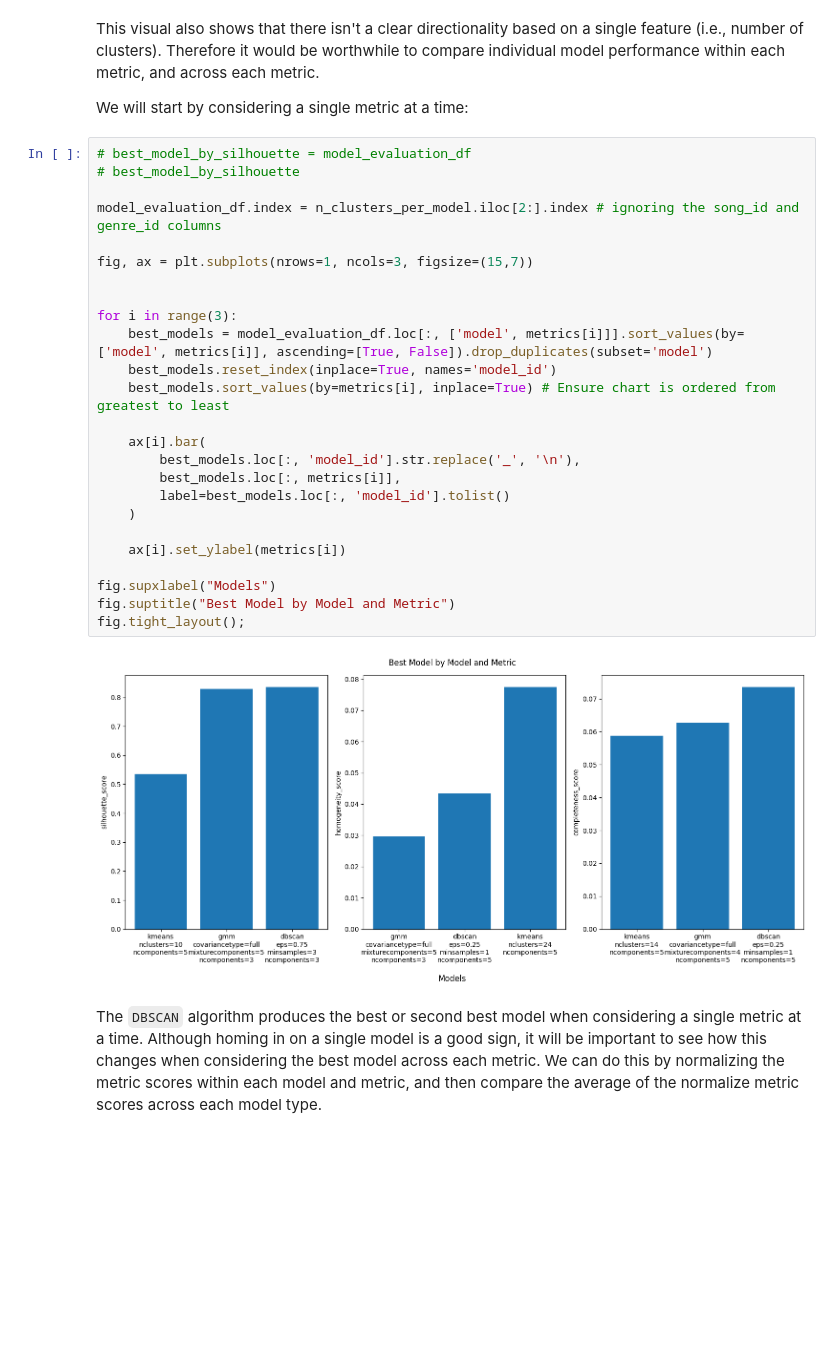
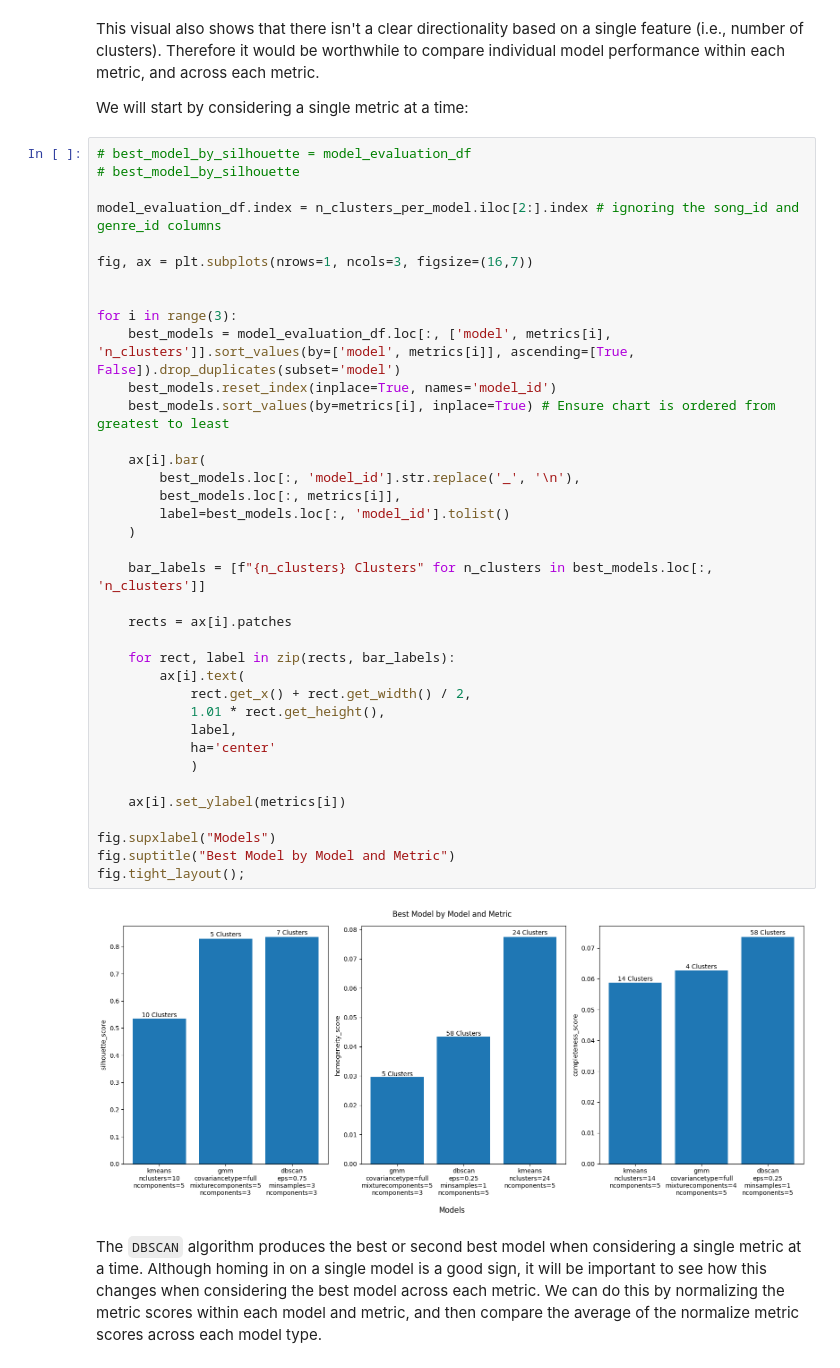
Before and after one commit to MattGroho/tab-hero, a Jupyter notebook: notebooks/unsupervised_pipeline_investigation.ipynb, the cells around one changed output. Saved outputs shown, nothing was run; the diff lists cells and outputs as text; blank space fills up the shorter version.

```diff
--- a/notebooks/unsupervised_pipeline_investigation.ipynb
+++ b/notebooks/unsupervised_pipeline_investigation.ipynb
@@ -1433,30 +1434,42 @@ We will start by considering a single metric at a time:
 # %%
 # best_model_by_silhouette = model_evaluation_df
 # best_model_by_silhouette
 
 model_evaluation_df.index = n_clusters_per_model.iloc[2:].index # ignoring the song_id and genre_id columns
 
-fig, ax = plt.subplots(nrows=1, ncols=3, figsize=(15,7))
+fig, ax = plt.subplots(nrows=1, ncols=3, figsize=(16,7))
 
 
 for i in range(3):
-    best_models = model_evaluation_df.loc[:, ['model', metrics[i]]].sort_values(by=['model', metrics[i]], ascending=[True, False]).drop_duplicates(subset='model')
+    best_models = model_evaluation_df.loc[:, ['model', metrics[i], 'n_clusters']].sort_values(by=['model', metrics[i]], ascending=[True, False]).drop_duplicates(subset='model')
     best_models.reset_index(inplace=True, names='model_id')
     best_models.sort_values(by=metrics[i], inplace=True) # Ensure chart is ordered from greatest to least
 
     ax[i].bar(
         best_models.loc[:, 'model_id'].str.replace('_', '\n'),
         best_models.loc[:, metrics[i]],
         label=best_models.loc[:, 'model_id'].tolist()
     )
 
+    bar_labels = [f"{n_clusters} Clusters" for n_clusters in best_models.loc[:, 'n_clusters']]
+
+    rects = ax[i].patches
+
+    for rect, label in zip(rects, bar_labels):
+        ax[i].text(
+            rect.get_x() + rect.get_width() / 2,
+            1.01 * rect.get_height(),
+            label,
+            ha='center'
+            )
+
     ax[i].set_ylabel(metrics[i])
 
 fig.supxlabel("Models")
 fig.suptitle("Best Model by Model and Metric")
 fig.tight_layout();
 # %% [output]
-[figure, old version]
+[figure, new version]
 # %% [markdown]
 The `DBSCAN` algorithm produces the best or second best model when considering a single metric at a time. Although homing in on a single model is a good sign, it will be important to see how this changes when considering the best model across each metric. We can do this by normalizing the metric scores within each model and metric, and then compare the average of the normalize metric scores across each model type.
 # %%
```
Also changed, not shown: parts of 17 cells of this notebook.
